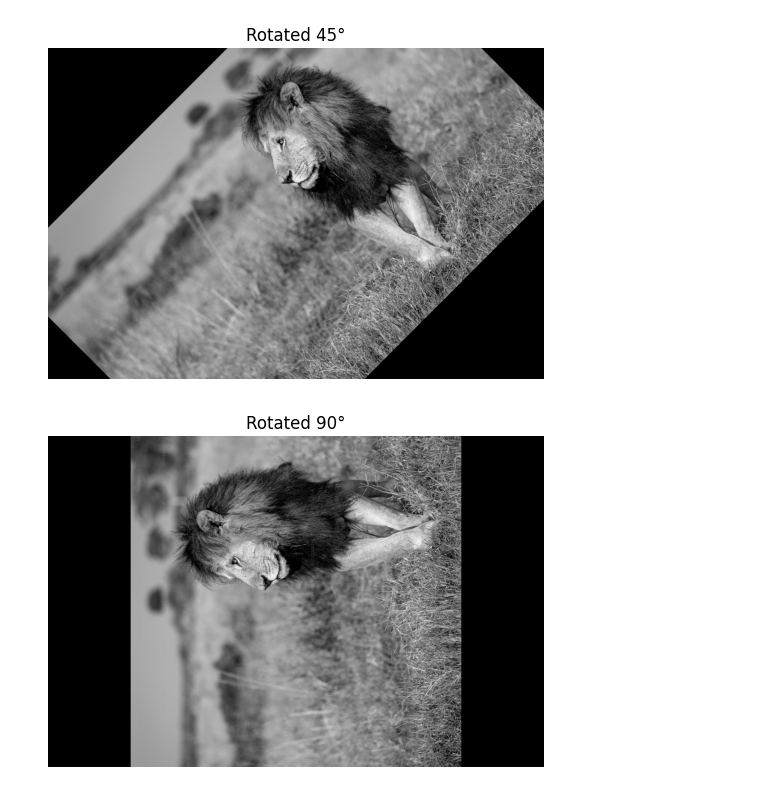
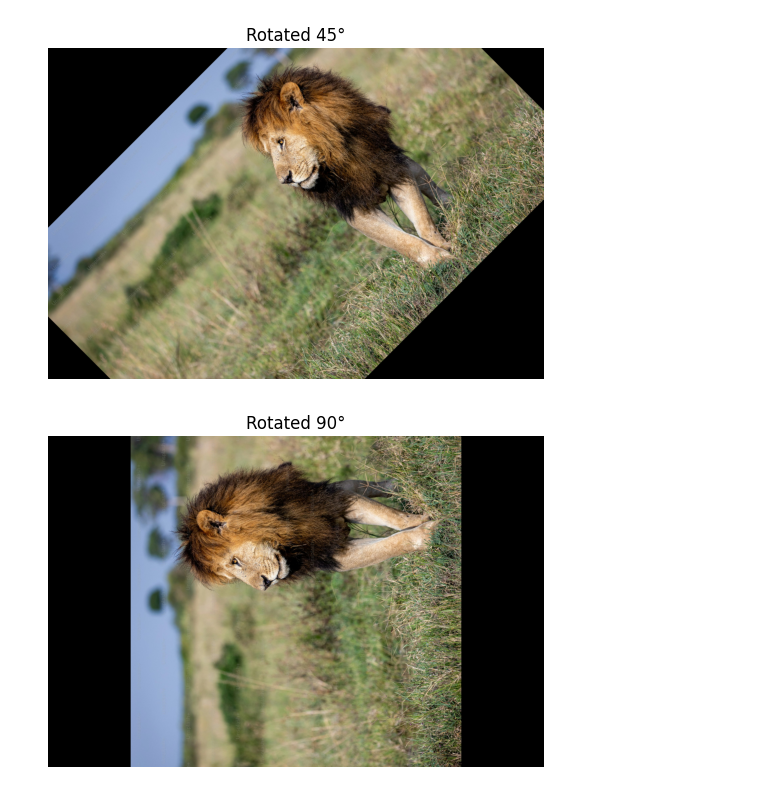
Before and after one commit to MalinduDissanayaka/Computer_Vision_Takehome_Assignment_1, a Jupyter notebook: Task3_Rotation.ipynb, the cells around one changed output. Saved outputs shown, nothing was run; the diff lists cells and outputs as text; code cells hidden in the pictures.

```diff
--- a/Task3_Rotation.ipynb
+++ b/Task3_Rotation.ipynb
@@ -1,25 +1,30 @@
 # %%
-import cv2, numpy as np
+import cv2
+import numpy as np
 import matplotlib.pyplot as plt
 import os
 
-
 def rotate_image(img, angle):
-    (h, w) = img.shape
+    (h, w) = img.shape[:2]  # support color images
     center = (w // 2, h // 2)
     matrix = cv2.getRotationMatrix2D(center, angle, 1.0)
     return cv2.warpAffine(img, matrix, (w, h))
 
-img = cv2.imread('images/input.jpg', cv2.IMREAD_GRAYSCALE)
+# Load the image in original color
+img = cv2.imread('images/input.jpg')
+
+#  Create output folder
 os.makedirs('outputs/task3', exist_ok=True)
 
 for angle in [45, 90]:
     rotated = rotate_image(img, angle)
     cv2.imwrite(f'outputs/task3/rotate_{angle}.jpg', rotated)
-    plt.imshow(rotated, cmap='gray')
+
+    # Display in RGB
+    plt.imshow(cv2.cvtColor(rotated, cv2.COLOR_BGR2RGB))
     plt.title(f"Rotated {angle}°")
     plt.axis('off')
     plt.show()
 # %% [output]
-[figure, old version]
+[figure, new version]
-[figure, old version]
+[figure, new version]
```
Also changed, not shown: 12 other files.
